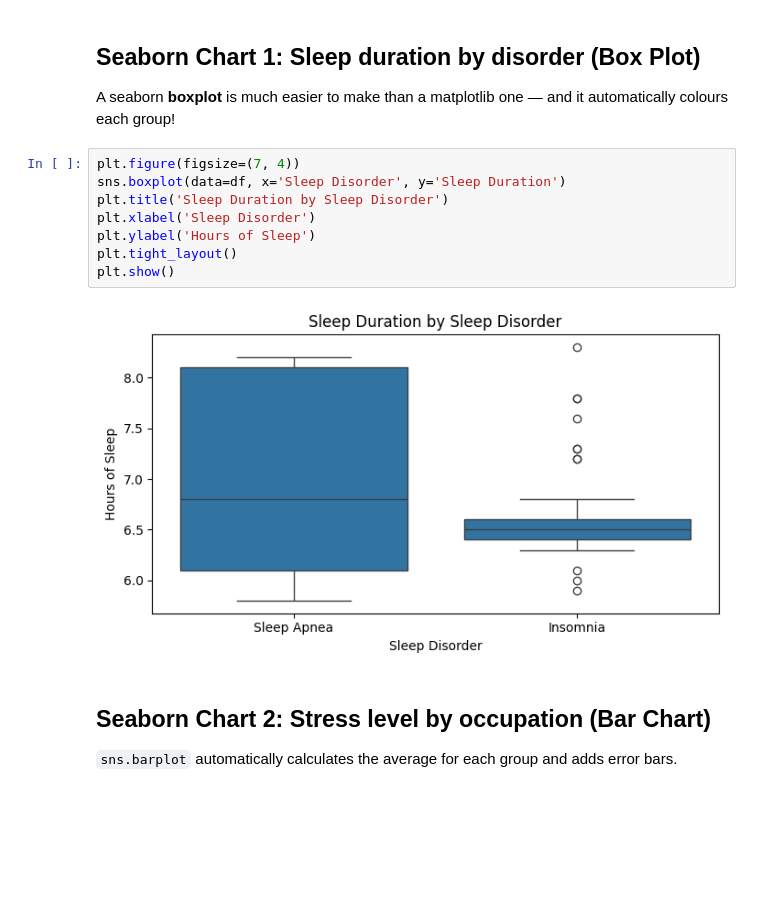
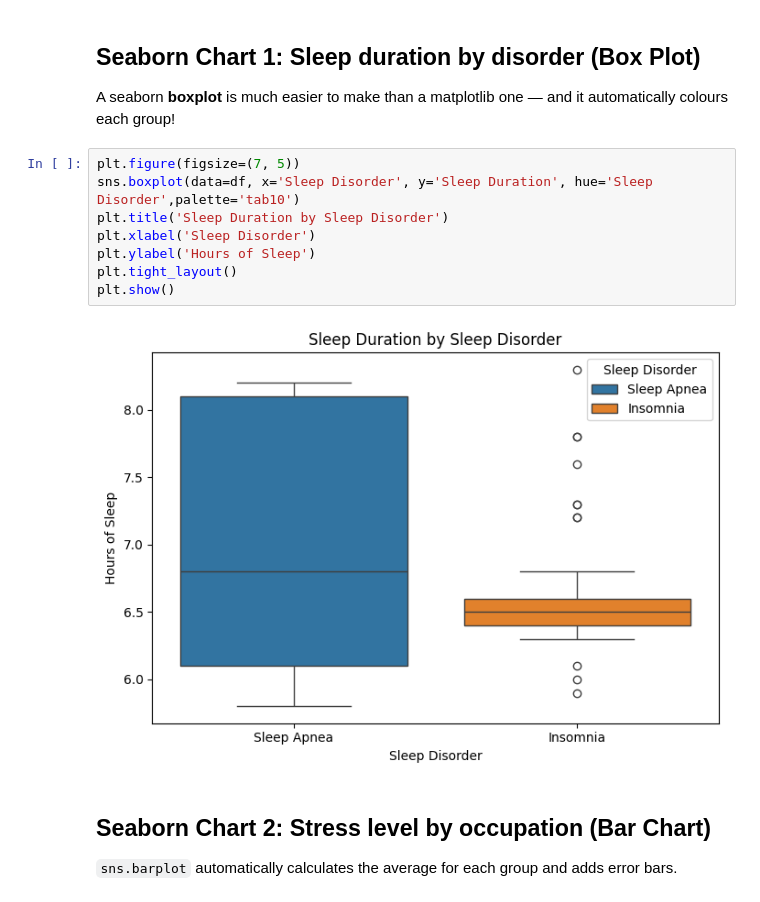
Before and after one commit to monicaiyb/sleep_tracker, a Jupyter notebook: sleep_data_viz.ipynb, the cells around one changed output. Drawn from its saved outputs; the diff is of its cells as text; blank space fills up the shorter version.

```diff
--- a/sleep_data_viz.ipynb
+++ b/sleep_data_viz.ipynb
@@ -102,15 +108,15 @@ Seaborn is great for comparing groups and spotting patterns quickly.
 ## Seaborn Chart 1: Sleep duration by disorder (Box Plot)
 A seaborn **boxplot** is much easier to make than a matplotlib one — and it automatically colours each group!
 # %%
-plt.figure(figsize=(7, 4))
-sns.boxplot(data=df, x='Sleep Disorder', y='Sleep Duration')
+plt.figure(figsize=(7, 5))
+sns.boxplot(data=df, x='Sleep Disorder', y='Sleep Duration', hue='Sleep Disorder',palette='tab10')
 plt.title('Sleep Duration by Sleep Disorder')
 plt.xlabel('Sleep Disorder')
 plt.ylabel('Hours of Sleep')
 plt.tight_layout()
 plt.show()
 # %% [output]
-[figure, old version]
+[figure, new version]
 # %% [markdown]
 ## Seaborn Chart 2: Stress level by occupation (Bar Chart)
 `sns.barplot` automatically calculates the average for each group and adds error bars.
```
Also changed, not shown: parts of 6 cells of this notebook.
